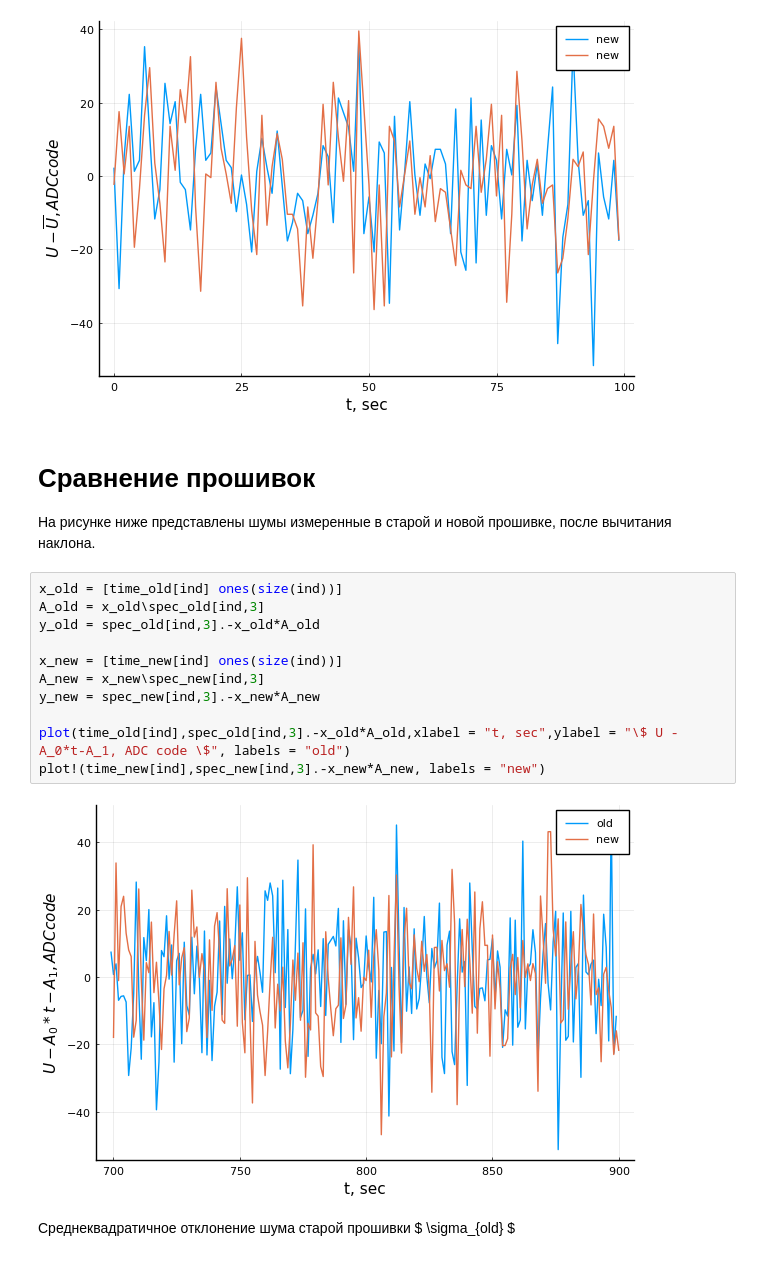
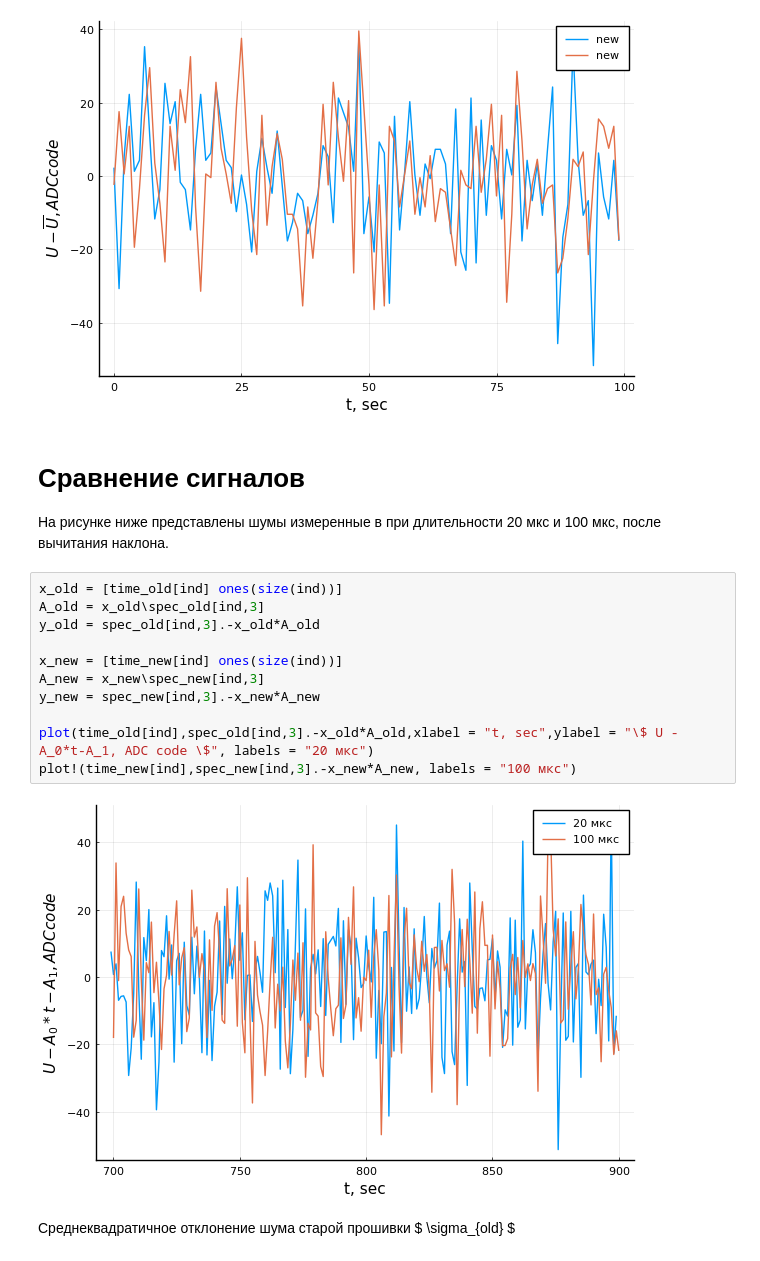
Before and after one commit to iodima/data, a Jupyter notebook: new-20-1.ipynb, the cells around one changed output. Drawn from its saved outputs; the diff is of its cells as text.

```diff
--- a/new-20-1.ipynb
+++ b/new-20-1.ipynb
@@ -48,21 +48,21 @@ plot!(time_old[1:100],spec_new[1:100,4].- mean(spec_new[1:100,4]), labels = "new
 # %% [output]
 [figure]
 # %% [markdown]
-# Сравнение прошивок
-На рисунке ниже представлены шумы измеренные в старой и новой прошивке, после вычитания наклона.
+# Сравнение сигналов
+На рисунке ниже представлены шумы измеренные в при длительности 20 мкс и 100 мкс, после вычитания наклона.
 # %%
 x_old = [time_old[ind] ones(size(ind))]
 A_old = x_old\spec_old[ind,3]
 y_old = spec_old[ind,3].-x_old*A_old
 
 x_new = [time_new[ind] ones(size(ind))]
 A_new = x_new\spec_new[ind,3]
 y_new = spec_new[ind,3].-x_new*A_new
 
-plot(time_old[ind],spec_old[ind,3].-x_old*A_old,xlabel = "t, sec",ylabel = "\$ U - A_0*t-A_1, ADC code \$", labels = "old")
-plot!(time_new[ind],spec_new[ind,3].-x_new*A_new, labels = "new")
+plot(time_old[ind],spec_old[ind,3].-x_old*A_old,xlabel = "t, sec",ylabel = "\$ U - A_0*t-A_1, ADC code \$", labels = "20 мкс")
+plot!(time_new[ind],spec_new[ind,3].-x_new*A_new, labels = "100 мкс")
 # %% [output]
-[figure, old version]
+[figure, new version]
 # %% [markdown]
 Среднеквадратичное отклонение шума старой прошивки \$ \sigma_{old} \$
 # %%
```
Also changed, not shown: parts of 2 cells of this notebook, 1 other file.
